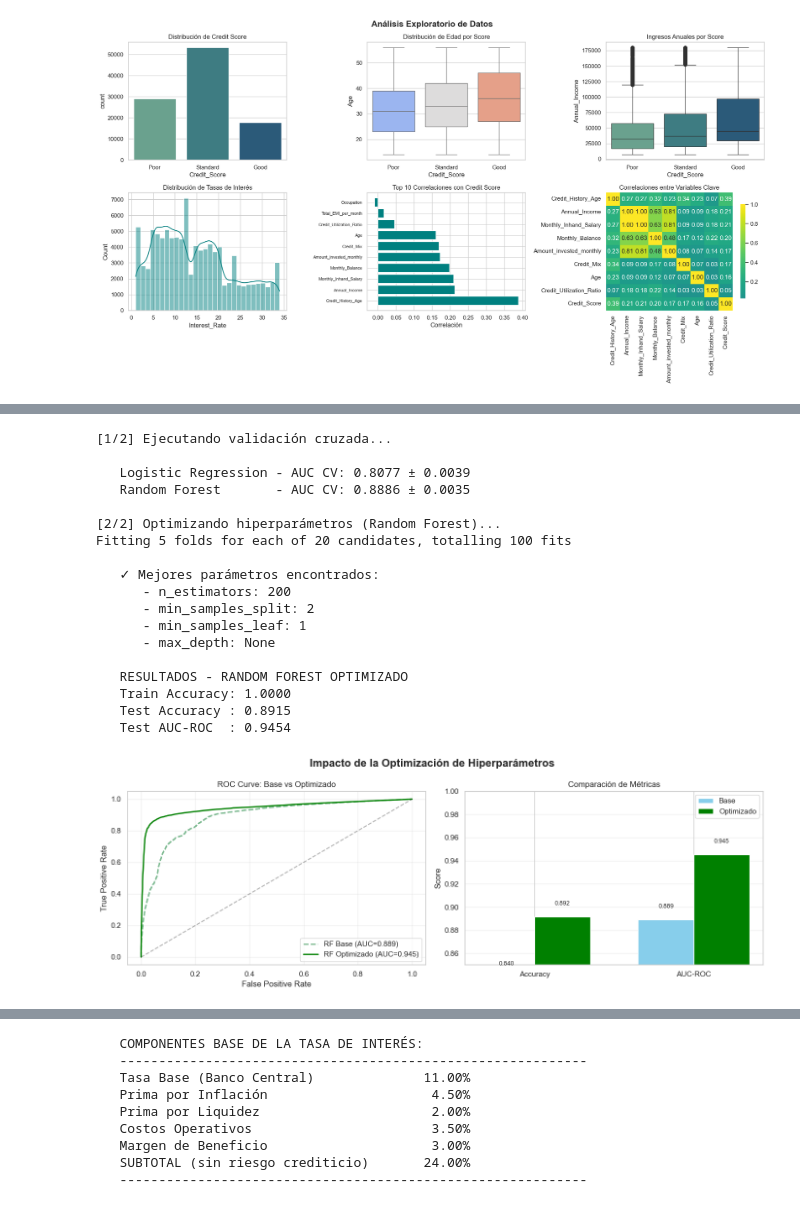
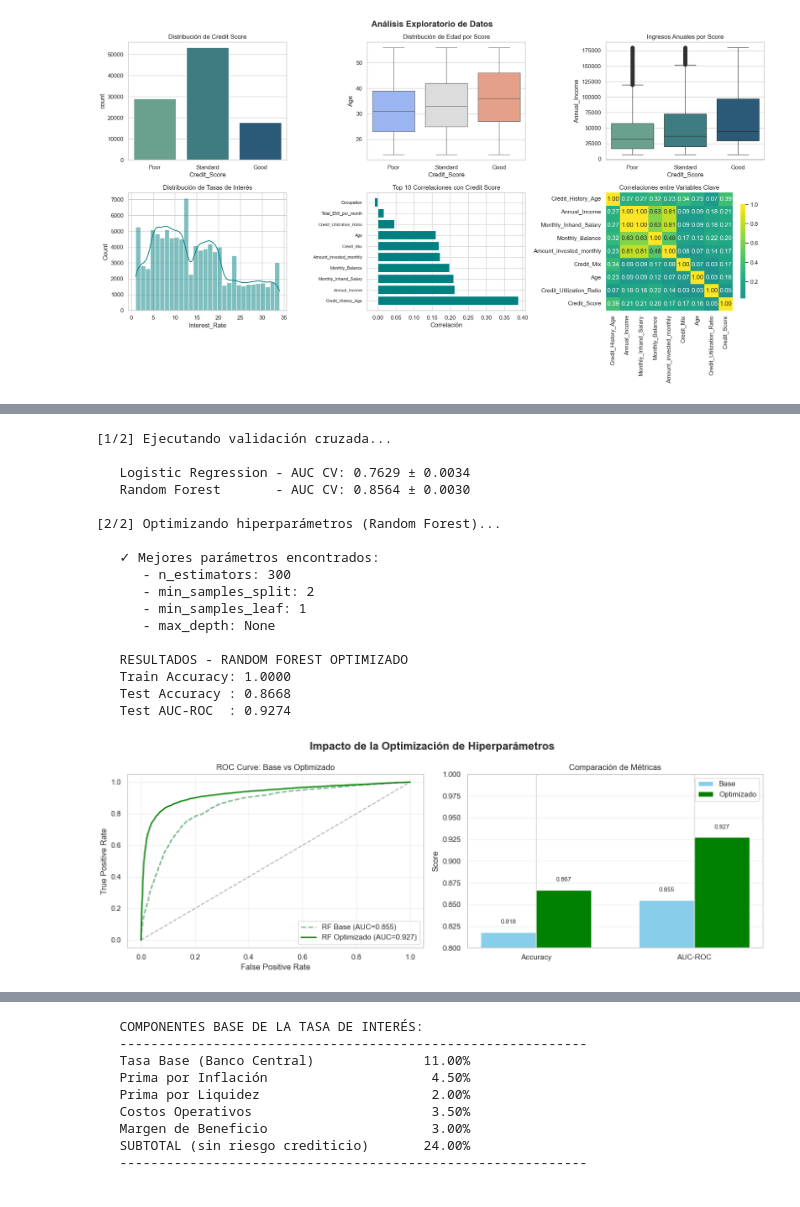
Before and after one commit to JeanetteVgtz/02_CreditModel_Project, a Jupyter notebook: creditmodel_proyect.ipynb, the cells around one changed output, grey strips where cells are left out. Drawn from its saved outputs; the diff is of its cells as text; code cells hidden in the pictures.

```diff
--- a/creditmodel_proyect.ipynb
+++ b/creditmodel_proyect.ipynb
@@ -113,8 +113,20 @@ plt.show()
 # FASE 3: ENTRENAMIENTO Y COMPARACIÓN DE MODELOS
 # ===============================================================
 
-# Preparar datos para modelado
-X = df.drop(columns=["Credit_Score"])
+# Seleccionar solo las variables más relevantes según feature importance previa
+variables_clave = [
+    "Monthly_Inhand_Salary",
+    "Total_EMI_per_month",
+    "Credit_Utilization_Ratio",
+    "Credit_History_Age",
+    "Num_of_Delayed_Payment",
+    "Num_Credit_Inquiries",
+    "Outstanding_Debt",
+    "Monthly_Balance"
+]
+
+# Si el dataset tiene otras columnas, filtramos para usar solo estas
+X = df[[col for col in variables_clave if col in df.columns]].copy()
 y = df["Credit_Score"]
 
 # Convertir a problema binario para PD: 0=Poor (Default), 1=Standard/Good (No Default)
@@ -132,6 +144,7 @@ X_train, X_test, y_train, y_test = train_test_split(
 print(f"\n✓ División de datos:")
 print(f"   - Training: {X_train.shape[0]} muestras")
 print(f"   - Testing: {X_test.shape[0]} muestras")
+print(f"   - Variables usadas: {list(X.columns)}")
 print(f"   - Distribución train: {np.bincount(y_train)}")
 print(f"   - Distribución test: {np.bincount(y_test)}")
 
@@ -246,29 +260,45 @@ plt.show()
 cv = StratifiedKFold(n_splits=5, shuffle=True, random_state=42)
 
 print("\n[1/2] Ejecutando validación cruzada...")
-cv_scores_log = cross_val_score(log_model, X_scaled, y_binary, cv=cv, scoring="roc_auc", n_jobs=-1)
-cv_scores_rf = cross_val_score(rf_model, X_scaled, y_binary, cv=cv, scoring="roc_auc", n_jobs=-1)
+cv_scores_log = cross_val_score(
+    log_model,
+    X_scaled,
+    y_binary,
+    cv=cv,
+    scoring="roc_auc",
+    n_jobs=1
+)
+cv_scores_rf = cross_val_score(
+    rf_model,
+    X_scaled,
+    y_binary,
+    cv=cv,
+    scoring="roc_auc",
+    n_jobs=1
+)
 
 print(f"\n   Logistic Regression - AUC CV: {cv_scores_log.mean():.4f} ± {cv_scores_log.std():.4f}")
 print(f"   Random Forest       - AUC CV: {cv_scores_rf.mean():.4f} ± {cv_scores_rf.std():.4f}")
 
-# Optimización de hiperparámetros
+# ---------------------------------------------------------------
+# Optimización de hiperparámetros (versión ligera)
+# ---------------------------------------------------------------
 print("\n[2/2] Optimizando hiperparámetros (Random Forest)...")
+
 param_dist = {
-    "n_estimators": [100, 200, 300, 400],
-    "max_depth": [8, 10, 12, 15, None],
-    "min_samples_split": [2, 5, 10],
-    "min_samples_leaf": [1, 2, 4]
+    "n_estimators": [100, 200, 300],
+    "max_depth": [8, 12, None],
+    "min_samples_split": [2, 5],
+    "min_samples_leaf": [1, 2]
 }
 
 rand_search = RandomizedSearchCV(
     estimator=rf_model,
     param_distributions=param_dist,
-    n_iter=20,
+    n_iter=10,
     scoring="roc_auc",
     cv=cv,
-    n_jobs=-1,
-    verbose=1,
+    n_jobs=1,
     random_state=42
 )
 
@@ -281,7 +311,7 @@ for param, value in rand_search.best_params_.items():
 # Modelo optimizado
 best_rf = rand_search.best_estimator_
 y_pred_best = best_rf.predict(X_test)
-y_pred_best_prob = best_rf.predict_proba(X_test)[:,1]
+y_pred_best_prob = best_rf.predict_proba(X_test)[:, 1]
 
 acc_best = accuracy_score(y_test, y_pred_best)
 auc_best = roc_auc_score(y_test, y_pred_best_prob)
@@ -291,7 +321,9 @@ print(f"   Train Accuracy: {best_rf.score(X_train, y_train):.4f}")
 print(f"   Test Accuracy : {acc_best:.4f}")
 print(f"   Test AUC-ROC  : {auc_best:.4f}")
 
+# ---------------------------------------------------------------
 # Comparación visual antes/después optimización
+# ---------------------------------------------------------------
 fig, axes = plt.subplots(1, 2, figsize=(14, 5))
 fig.suptitle('Impacto de la Optimización de Hiperparámetros', fontsize=16, fontweight='bold')
 
@@ -299,11 +331,13 @@ fig.suptitle('Impacto de la Optimización de Hiperparámetros', fontsize=16, fon
 fpr_base, tpr_base, _ = roc_curve(y_test, y_pred_rf_prob)
 fpr_opt, tpr_opt, _ = roc_curve(y_test, y_pred_best_prob)
 
-axes[0].plot(fpr_base, tpr_base, label=f"RF Base (AUC={auc_rf:.3f})",
+axes[0].plot(fpr_base, tpr_base,
+             label=f"RF Base (AUC={auc_rf:.3f})",
              linestyle="--", linewidth=2)
-axes[0].plot(fpr_opt, tpr_opt, label=f"RF Optimizado (AUC={auc_best:.3f})",
+axes[0].plot(fpr_opt, tpr_opt,
+             label=f"RF Optimizado (AUC={auc_best:.3f})",
              color="green", linewidth=2)
-axes[0].plot([0,1],[0,1],'k--', alpha=0.3)
+axes[0].plot([0, 1], [0, 1], 'k--', alpha=0.3)
 axes[0].set_title("ROC Curve: Base vs Optimizado")
 axes[0].set_xlabel("False Positive Rate")
 axes[0].set_ylabel("True Positive Rate")
@@ -319,38 +353,37 @@ x = np.arange(len(metrics))
 width = 0.35
 
 axes[1].bar(x - width/2, base_scores, width, label='Base', color='skyblue')
 axes[1].bar(x + width/2, opt_scores, width, label='Optimizado', color='green')
 axes[1].set_ylabel('Score')
 axes[1].set_title('Comparación de Métricas')
 axes[1].set_xticks(x)
 axes[1].set_xticklabels(metrics)
 axes[1].legend()
-axes[1].set_ylim([0.85, 1.0])
+axes[1].set_ylim([0.80, 1.0])
 axes[1].grid(axis='y', alpha=0.3)
 
 for i, (base, opt) in enumerate(zip(base_scores, opt_scores)):
     axes[1].text(i - width/2, base + 0.01, f'{base:.3f}', ha='center', fontsize=9)
     axes[1].text(i + width/2, opt + 0.01, f'{opt:.3f}', ha='center', fontsize=9)
 
 plt.tight_layout()
 plt.show()
 # %% [output]
 [1/2] Ejecutando validación cruzada...
 
-   Logistic Regression - AUC CV: 0.8077 ± 0.0039
-   Random Forest       - AUC CV: 0.8886 ± 0.0035
+   Logistic Regression - AUC CV: 0.7629 ± 0.0034
+   Random Forest       - AUC CV: 0.8564 ± 0.0030
 
 [2/2] Optimizando hiperparámetros (Random Forest)...
-Fitting 5 folds for each of 20 candidates, totalling 100 fits
 
    ✓ Mejores parámetros encontrados:
-      - n_estimators: 200
+      - n_estimators: 300
       - min_samples_split: 2
       - min_samples_leaf: 1
       - max_depth: None
 
    RESULTADOS - RANDOM FOREST OPTIMIZADO
    Train Accuracy: 1.0000
-   Test Accuracy : 0.8915
-   Test AUC-ROC  : 0.9454
+   Test Accuracy : 0.8668
+   Test AUC-ROC  : 0.9274
-[figure, old version]
+[figure, new version]
```
Also changed, not shown: parts of 8 cells of this notebook, 2 other files.
